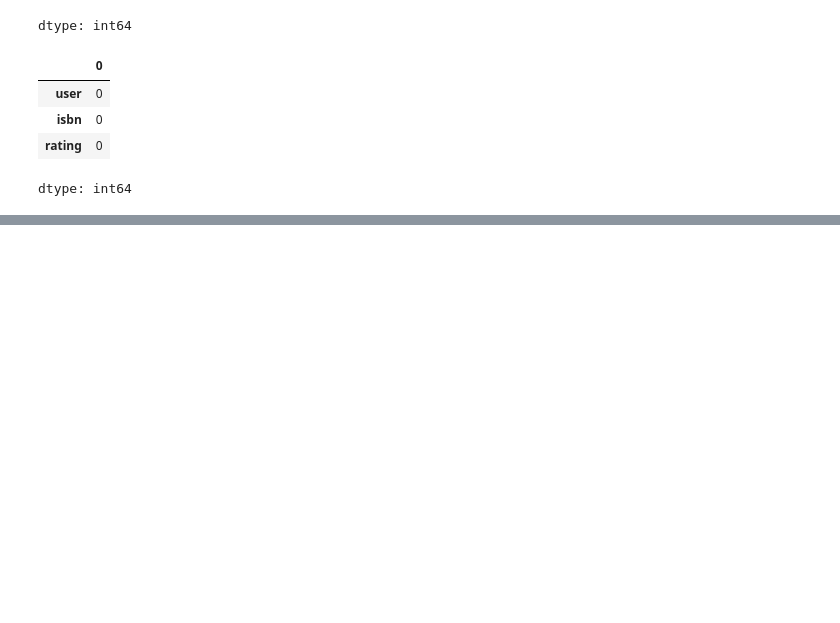
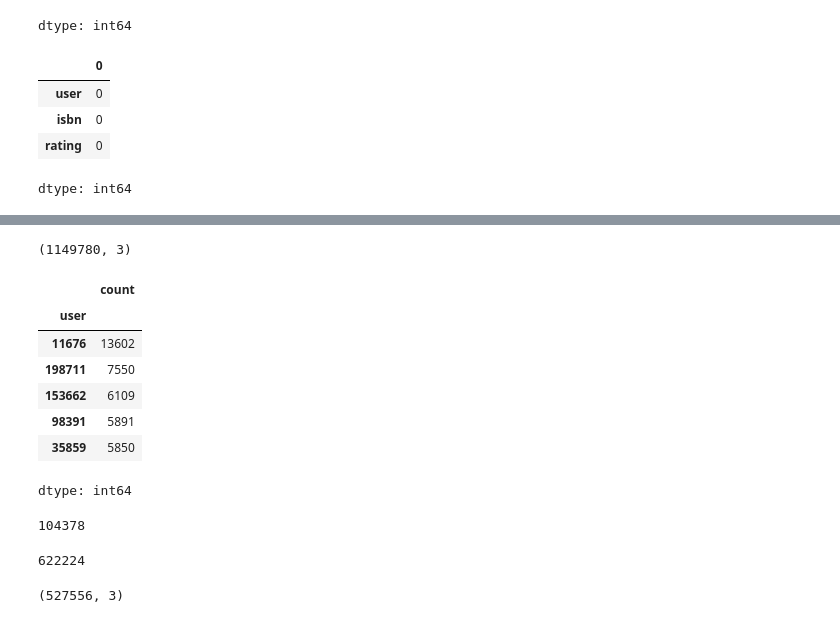
Before and after one commit to proxtor/-Salon-Appointment-Scheduler, a Jupyter notebook: fcc_book_recommendation_knn.ipynb, the cells around one changed output, grey strips where cells are left out. Cells and saved outputs as stored; diff of their text form; code cells hidden in the pictures; blank space fills up the shorter version.

```diff
--- a/fcc_book_recommendation_knn.ipynb
+++ b/fcc_book_recommendation_knn.ipynb
@@ -77,0 +88,31 @@ dtype: int64
+# %%
+df_ratings.shape
+# %% [output]
+(1149780, 3)
+# %%
+ratings = df_ratings['user'].value_counts()
+ratings.sort_values(ascending=False).head()
+# %% [output]
+|  | count |
+| user |  |
+| 11676 | 13602 |
+| 198711 | 7550 |
+| 153662 | 6109 |
+| 98391 | 5891 |
+| 35859 | 5850 |
+dtype: int64
+# %%
+len(ratings[ratings < 200])
+# %% [output]
+104378
+# %%
+df_ratings['user'].isin(ratings[ratings < 200].index).sum()
+# %% [output]
+622224
+# %%
+df_ratings_rm = df_ratings[
+  ~df_ratings['user'].isin(ratings[ratings < 200].index)
+]
+df_ratings_rm.shape
+# %% [output]
+(527556, 3)
```
Also changed, not shown: parts of 18 cells of this notebook.
